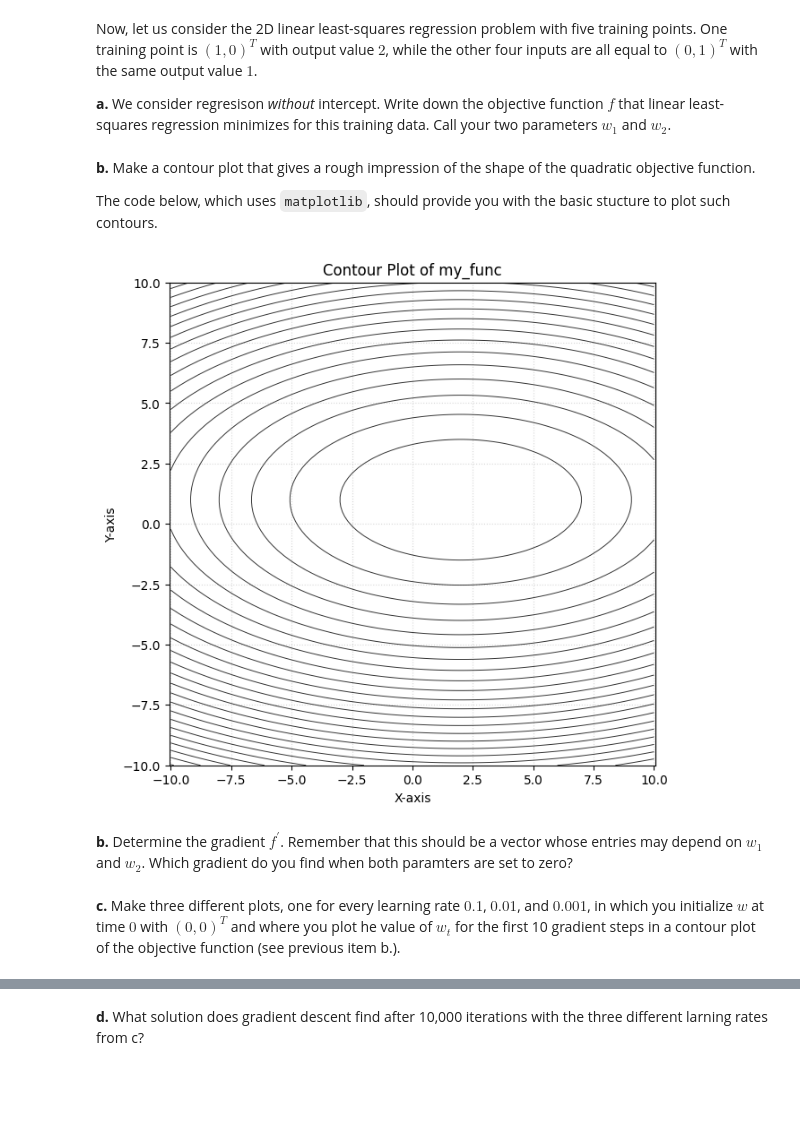
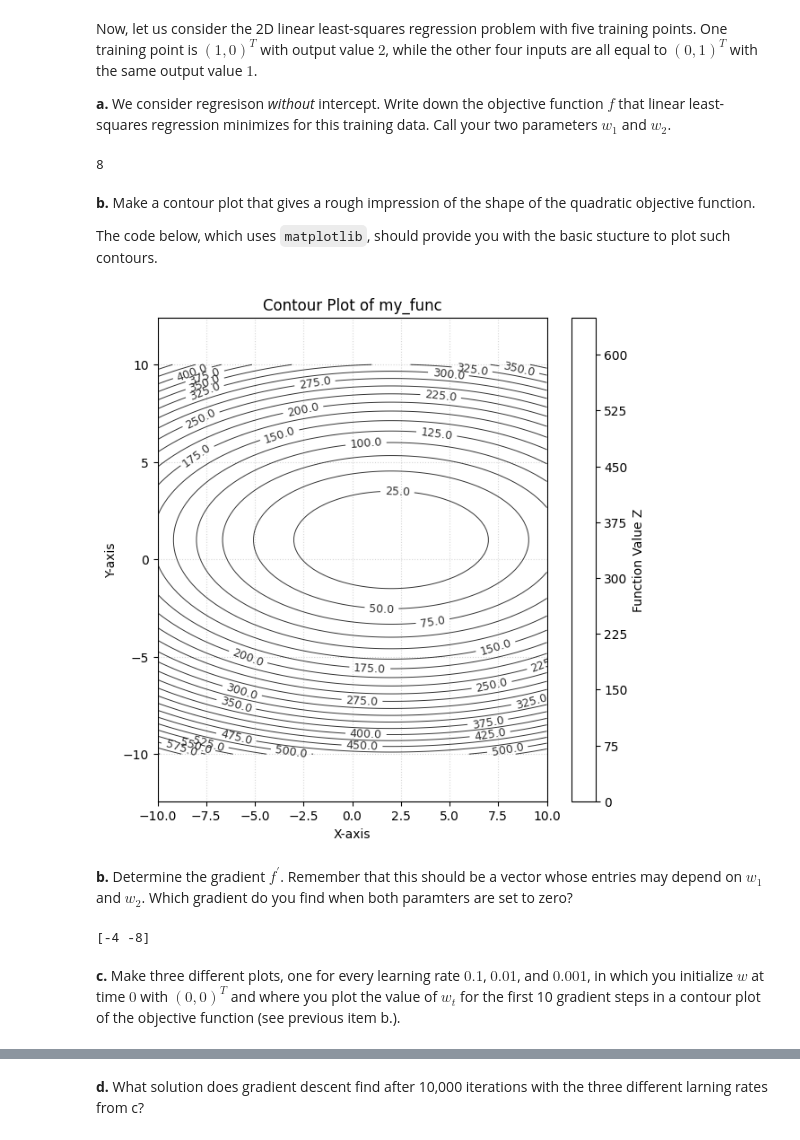
Before and after one commit to lanster42/Erasmus-Notes-25-26, a Jupyter notebook: Data mining and Machine learning/Assignment8/Assignment8_DMML_20251106.ipynb, the cells around one changed output, grey strips where cells are left out. Cells and saved outputs as stored; diff of their text form; code cells hidden in the pictures; blank space fills up the shorter version.

```diff
--- a/Data mining and Machine learning/Assignment8/Assignment8_DMML_20251106.ipynb
+++ b/Data mining and Machine learning/Assignment8/Assignment8_DMML_20251106.ipynb
@@ -153,6 +314,22 @@ At time $t=0$, we initialize with a value $w_0$ (note that this is a vector with
 Now, let us consider the 2D linear least-squares regression problem with five training points.  One training point is $(1,0)^T$ with output value $2$, while the other four inputs are all equal to $(0,1)^T$ with the same output value $1$.
 
 **a.** We consider regresison *without* intercept.  Write down the objective function $f$ that linear least-squares regression minimizes for this training data.  Call your two parameters $w_1$ and $w_2$.
+# %%
+t1 = [1, 0]
+t2 = [0, 1]
+inputs = np.array([[1, 0], [0, 1], [0, 1], [0, 1], [0, 1]])
+outputs = np.array([2, 1, 1, 1, 1])
+
+""" def f(w1, w2):
+    predictions = w1 * inputs[:,0] + w2*inputs[:, 1]    #no intercept so only lin parameters, no constant
+    return np.sum((outputs - predictions)**2)   #squared "loss" """
+
+#The actual function is:
+def f(w1, w2):
+    return (2 - w1)**2 + 4 * (1 - w2)**2
+print(f(0, 0))
+# %% [output]
+8
 # %% [markdown]
 **b.** Make a contour plot that gives a rough impression of the shape of the quadratic objective function.
 
@@ -172,41 +349,50 @@ def plot_contours(func, func_name="2D Function", x_range=(-5, 5), y_range=(-5, 5
     plt.figure(figsize=(7, 7))
 
     plt.contourf(X, Y, Z, levels=num_levels, colors='white')
-    #plt.colorbar(label='Function Value Z')
+    plt.colorbar(label='Function Value Z')
 
     contours = plt.contour(X, Y, Z, levels=num_levels, colors='black', linewidths=0.7, alpha=0.8)
 
-    #plt.clabel(contours, inline=True, fontsize=9, fmt='%1.1f')
+    plt.clabel(contours, inline=True, fontsize=9, fmt='%1.1f')
 
     plt.title(f'Contour Plot of {func_name}')
     plt.xlabel('X-axis')
     plt.ylabel('Y-axis')
     plt.grid(True, linestyle=':', alpha=0.5)
     plt.axis('equal')
     plt.show()
 
 # -----------------------------------------------------------------
 # Define your 2D function here:
 # -----------------------------------------------------------------
 
 def my_func(x, y):
     # Example objective function
     return ( (x-2)**2 + 4*(y-1)**2 )
 
 # -----------------------------------------------------------------
 # Call the plotting function:
 # -----------------------------------------------------------------
 
 plot_contours(
     func=my_func,
     func_name="my_func",
     x_range=(-10, 10),
     y_range=(-10, 10),
     num_levels=25
 )
 # %% [output]
-[figure, old version]
+[figure, new version]
 # %% [markdown]
 **b.** Determine the gradient $f^\prime$.  Remember that this should be a vector whose entries may depend on $w_1$ and $w_2$.  Which gradient do you find when both paramters are set to zero?
+# %%
+def grad_f(w1, w2):
+    par_der_w1 = 2 * (w1 - 2)   #this was done by hand
+    par_der_w2 = 8 * (w2 - 1)
+    return np.array([par_der_w1, par_der_w2])
+
+print(grad_f(0, 0))
+# %% [output]
+[-4 -8]
 # %% [markdown]
-**c.** Make three different plots, one for every learning rate $0.1$, $0.01$, and $0.001$, in which you initialize $w$ at time $0$ with $(0,0)^T$ and where you plot he value of $w_t$ for the first 10 gradient steps in a contour plot of the objective function (see previous item b.).
+**c.** Make three different plots, one for every learning rate $0.1$, $0.01$, and $0.001$, in which you initialize $w$ at time $0$ with $(0,0)^T$ and where you plot the value of $w_t$ for the first 10 gradient steps in a contour plot of the objective function (see previous item b.).
```
Also changed, not shown: parts of 12 cells of this notebook.
